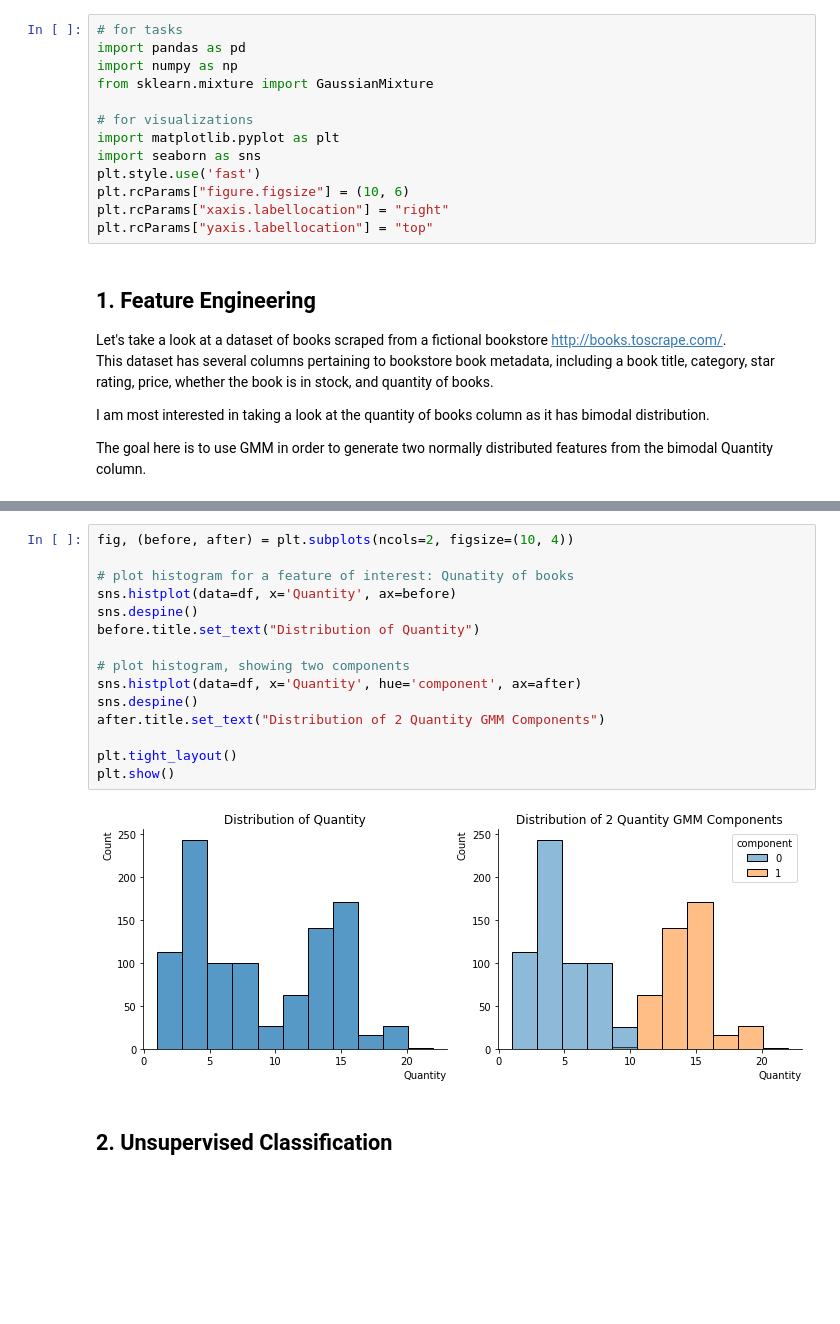
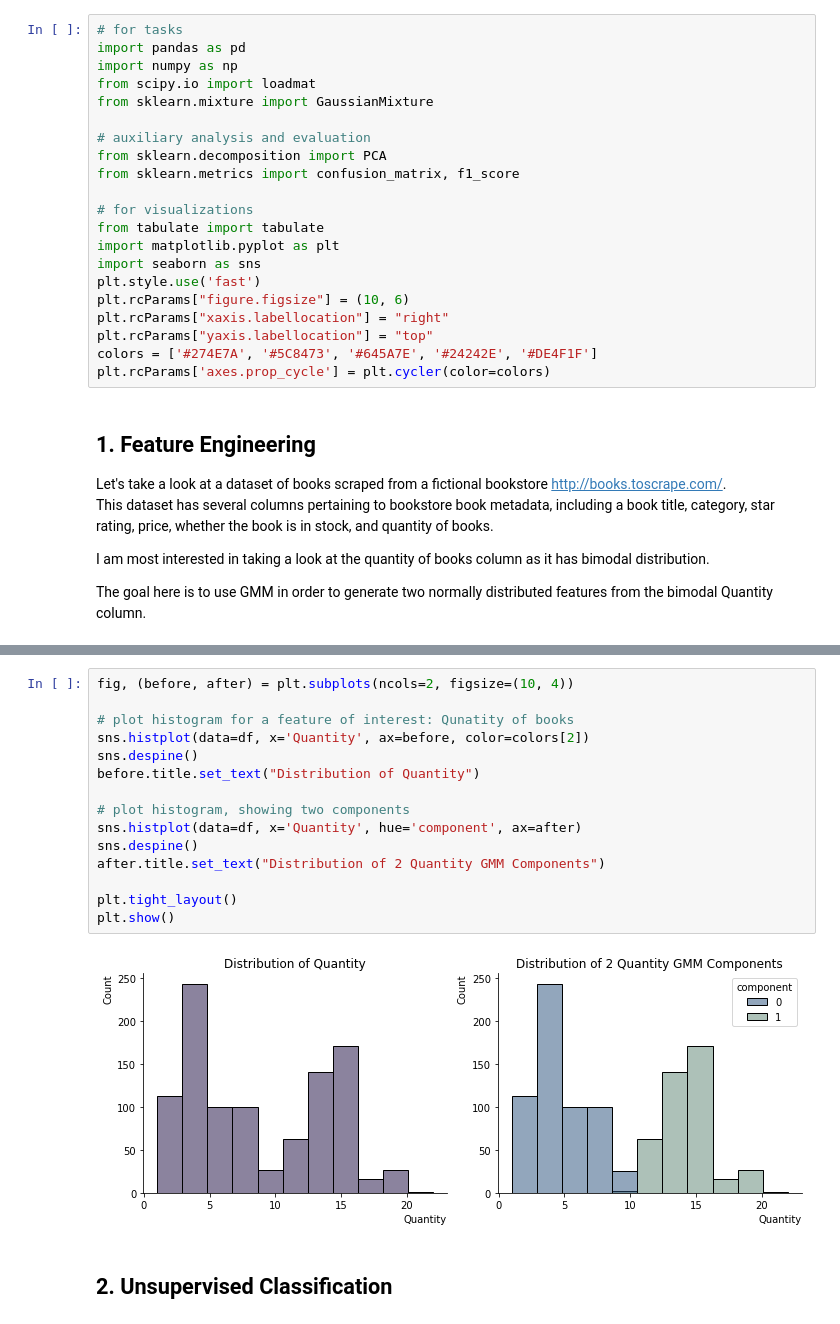
Before and after one commit to viyaleta/Medium-Code-Examples, a Jupyter notebook: GMM/3 Use-Cases for GMM.ipynb, the cells around one changed output, grey strips where cells are left out. Drawn from its saved outputs; the diff is of its cells as text; blank space fills up the shorter version.

```diff
--- a/GMM/3 Use-Cases for GMM.ipynb
+++ b/GMM/3 Use-Cases for GMM.ipynb
@@ -6,15 +4,23 @@ Overview
 # for tasks
 import pandas as pd
 import numpy as np
+from scipy.io import loadmat
 from sklearn.mixture import GaussianMixture
 
+# auxiliary analysis and evaluation
+from sklearn.decomposition import PCA
+from sklearn.metrics import confusion_matrix, f1_score
+
 # for visualizations
+from tabulate import tabulate
 import matplotlib.pyplot as plt
 import seaborn as sns
 plt.style.use('fast')
 plt.rcParams["figure.figsize"] = (10, 6)
 plt.rcParams["xaxis.labellocation"] = "right"
 plt.rcParams["yaxis.labellocation"] = "top"
+colors = ['#274E7A', '#5C8473', '#645A7E', '#24242E', '#DE4F1F']
+plt.rcParams['axes.prop_cycle'] = plt.cycler(color=colors)
 # %% [markdown]
 ## 1. Feature Engineering
 
@@ -44,19 +48,19 @@ df['component'] = gmm.predict(df[['Quantity']])
 # %%
 fig, (before, after) = plt.subplots(ncols=2, figsize=(10, 4))
 
 # plot histogram for a feature of interest: Qunatity of books
-sns.histplot(data=df, x='Quantity', ax=before)
+sns.histplot(data=df, x='Quantity', ax=before, color=colors[2])
 sns.despine()
 before.title.set_text("Distribution of Quantity")
 
 # plot histogram, showing two components
 sns.histplot(data=df, x='Quantity', hue='component', ax=after)
 sns.despine()
 after.title.set_text("Distribution of 2 Quantity GMM Components")
 
 plt.tight_layout()
 plt.show()
 # %% [output]
-[figure, old version]
+[figure, new version]
 # %% [markdown]
 ## 2. Unsupervised Classification
```
Also changed, not shown: parts of 40 cells of this notebook, 5 other files.
